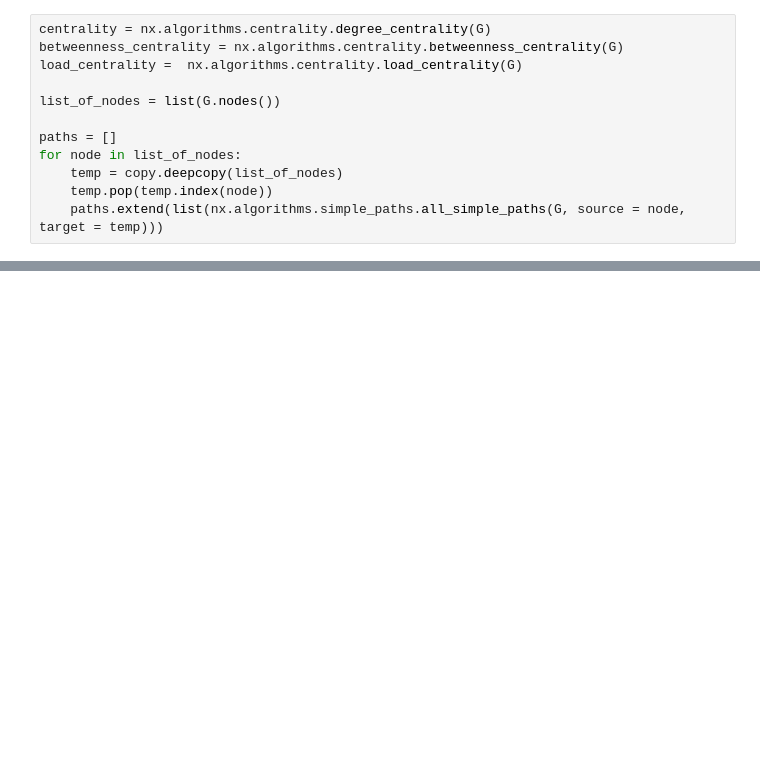
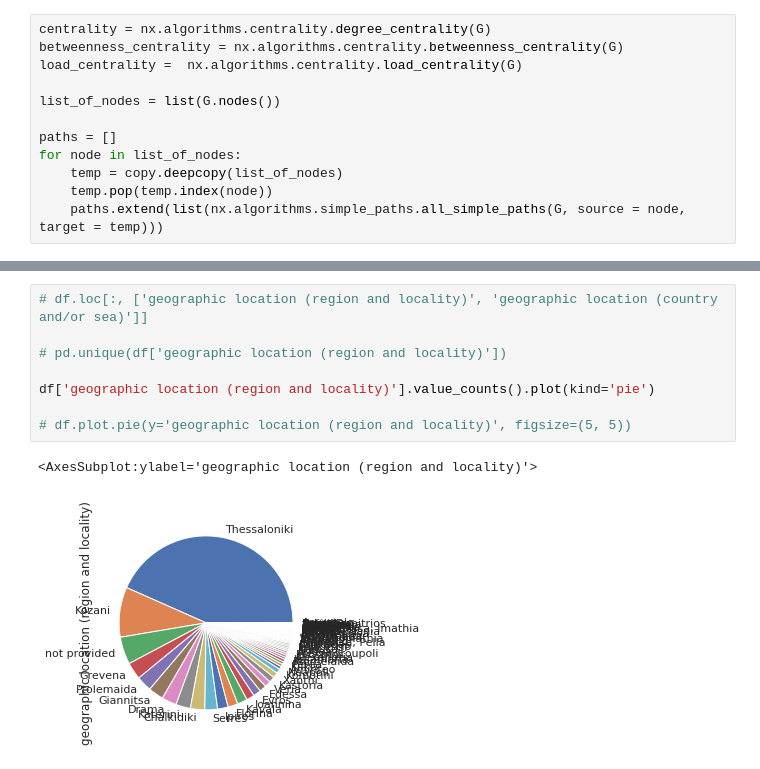
Before and after one commit to BiodataAnalysisGroup/BEEMUS, a Jupyter notebook: graph-analysis.ipynb, the cells around one changed output, grey strips where cells are left out. Cells and saved outputs as stored; diff of their text form; blank space fills up the shorter version.

```diff
--- a/graph-analysis.ipynb
+++ b/graph-analysis.ipynb
@@ -698,0 +813,11 @@ for i in nodes.index:
+# %%
+# df.loc[:, ['geographic location (region and locality)', 'geographic location (country and/or sea)']]
+
+# pd.unique(df['geographic location (region and locality)'])
+
+df['geographic location (region and locality)'].value_counts().plot(kind='pie')
+
+# df.plot.pie(y='geographic location (region and locality)', figsize=(5, 5))
+# %% [output]
+<AxesSubplot:ylabel='geographic location (region and locality)'>
+[figure, added]
```
Also changed, not shown: parts of 15 cells of this notebook, 2 other files.
